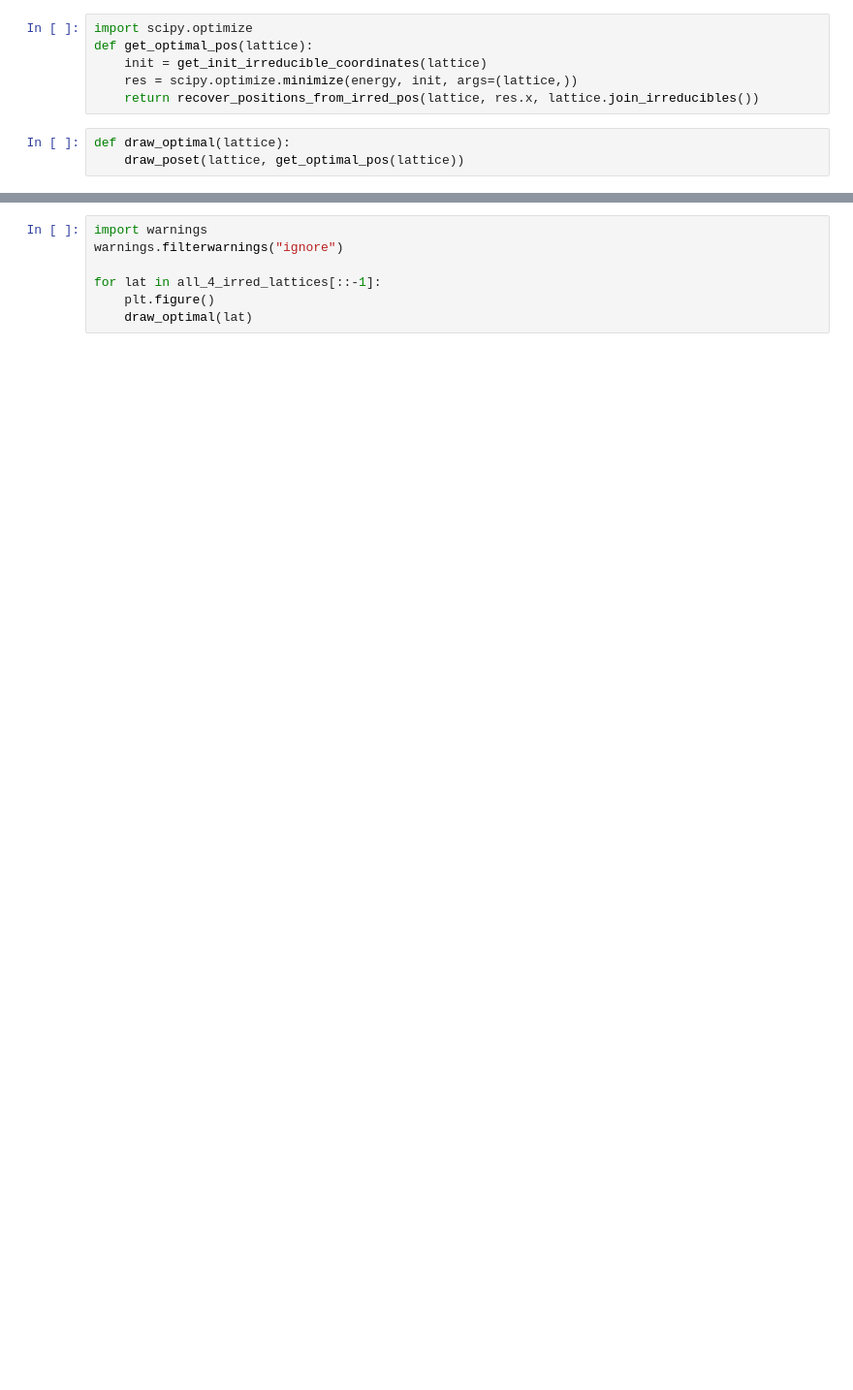
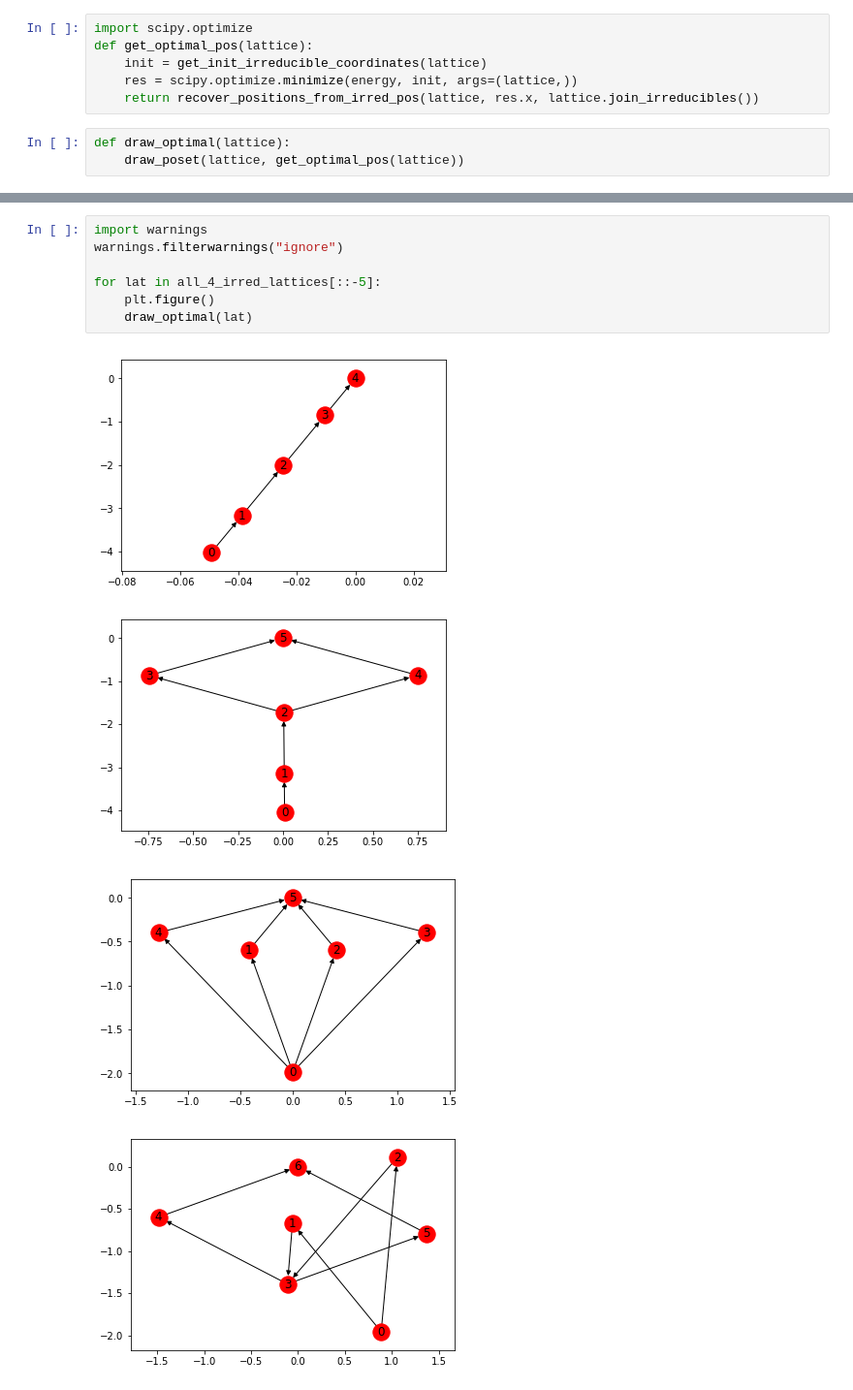
Before and after one commit to moskupols/fdp-drawing-lattices, a Jupyter notebook: lattice-visualization.ipynb, the cells around one changed output, grey strips where cells are left out. Shown: that part at 97% size. Cells and saved outputs as stored; diff of their text form; blank space fills up the shorter version.

```diff
--- a/lattice-visualization.ipynb
+++ b/lattice-visualization.ipynb
@@ -304,7 +305,12 @@ draw_optimal(MAX_LATTICE_WITH_4_IRREDUCIBLES)
 # %%
 import warnings
 warnings.filterwarnings("ignore")
 
-for lat in all_4_irred_lattices[::-1]:
+for lat in all_4_irred_lattices[::-5]:
     plt.figure()
     draw_optimal(lat)
+# %% [output]
+[figure, added]
+[figure, added]
+[figure, added]
+[figure, added]
```
Also changed, not shown: parts of 4 cells of this notebook.
